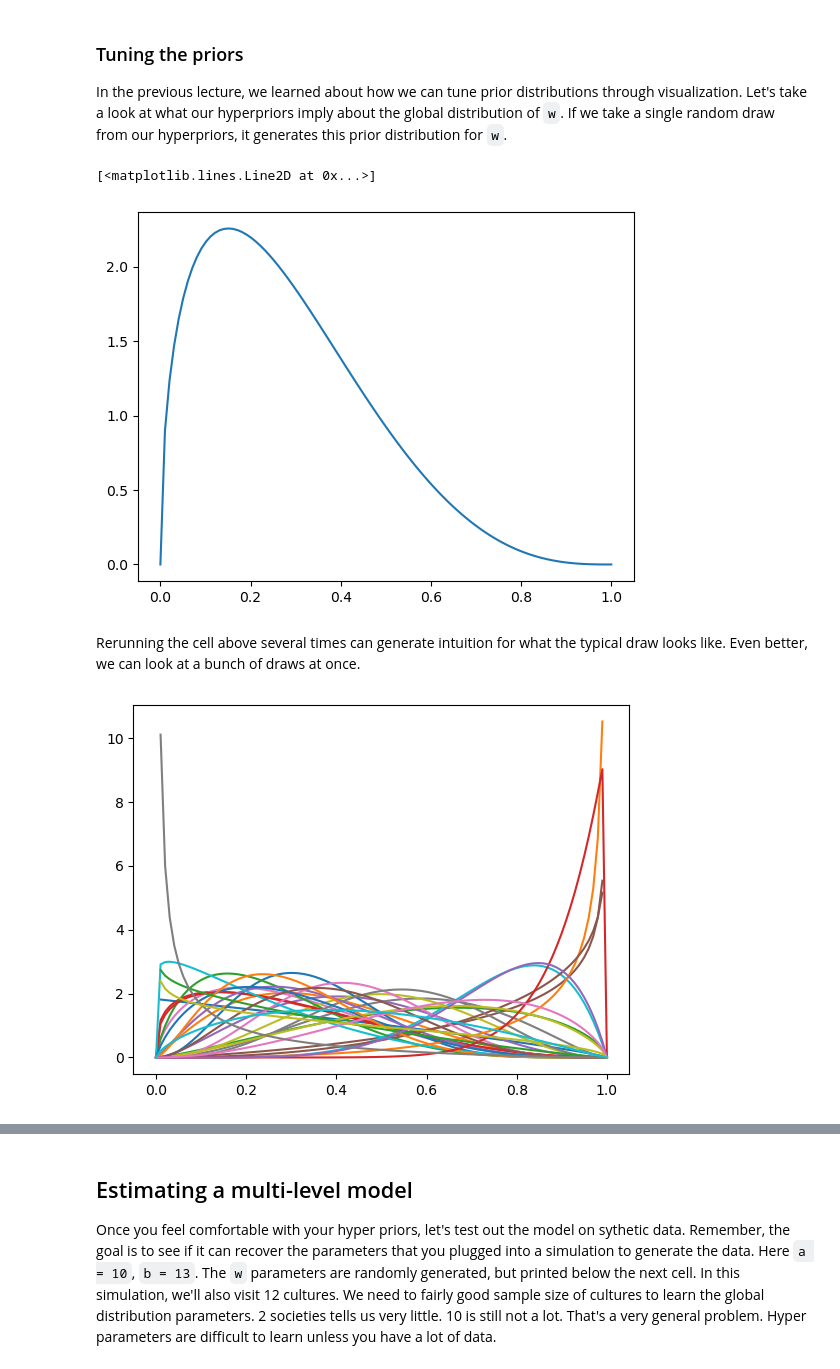
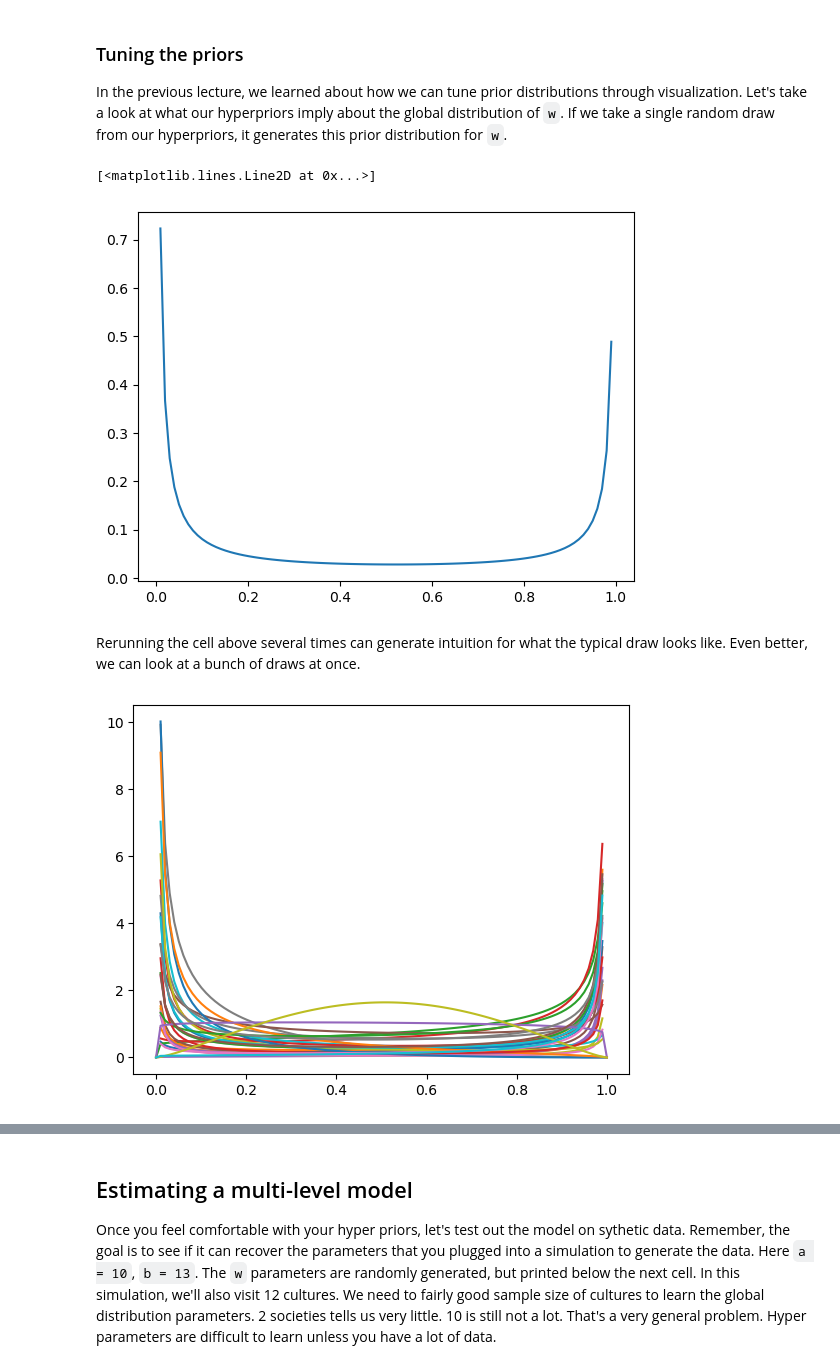
Before and after one commit to daniel-saunders-phil/cogs-303, a Jupyter notebook: lectures/Lecture 15 - Multi-level model and generalizability.ipynb, the cells around one changed output, grey strips where cells are left out. Saved outputs shown, nothing was run; the diff lists cells and outputs as text; code cells hidden in the pictures.

```diff
--- a/lectures/Lecture 15 - Multi-level model and generalizability.ipynb
+++ b/lectures/Lecture 15 - Multi-level model and generalizability.ipynb
@@ -356,14 +356,15 @@ with pm.Model() as model_multilevel_1:
 
     # global population priors
 
-    a = pm.Gamma('a',3,1)
-    b = pm.Gamma('b',3,1)
+    mean = pm.Dirichlet('mean',[1,1])
+    inverse_variance = pm.Exponential('inverse_variance',scale=1)
+    hyper_parameter = mean * inverse_variance
 
     # mixture weights
 
-    w0 = pm.Dirichlet('w0',[a,b])
-    w1 = pm.Dirichlet('w1',[a,b])
-    w2 = pm.Dirichlet('w2',[a,b])
+    w0 = pm.Dirichlet('w0',hyper_parameter)
+    w1 = pm.Dirichlet('w1',hyper_parameter)
+    w2 = pm.Dirichlet('w2',hyper_parameter)
 
     # mixture components
 
@@ -385,24 +386,23 @@ Okay but if we have parameters in a model, we need priors to describe those para
 
 In the previous lecture, we learned about how we can tune prior distributions through visualization. Let's take a look at what our hyperpriors imply about the global distribution of `w`. If we take a single random draw from our hyperpriors, it generates this prior distribution for `w`.
 # %%
-a_sample, b_sample = pm.draw([a,b])
-
+hyper_sample = pm.draw(hyper_parameter)
 grid = np.linspace(0,1,100)
-rate = stats.beta(a_sample,b_sample).pdf(grid)
+rate = stats.beta(hyper_sample[0],hyper_sample[1]).pdf(grid)
 
 plt.plot(grid,rate)
 # %% [output]
 [<matplotlib.lines.Line2D at 0x...>]
-[figure, old version]
+[figure, new version]
 # %% [markdown]
 Rerunning the cell above several times can generate intuition for what the typical draw looks like. Even better, we can look at a bunch of draws at once.
 # %%
-a_samples,b_samples = pm.draw([a,b],draws=30)
+hyper_sample = pm.draw(hyper_parameter,draws=30)
 grid = np.linspace(0,1,100)
 
 for i in range(30):
-    rate = stats.beta(a_samples[i],b_samples[i]).pdf(grid)
+    rate = stats.beta(hyper_sample[i,0],hyper_sample[i,1]).pdf(grid)
     plt.plot(grid,rate,alpha=1)
 # %% [output]
-[figure, old version]
+[figure, new version]
 # %% [markdown]
```
Also changed, not shown: parts of 17 cells of this notebook, 2 other files.
